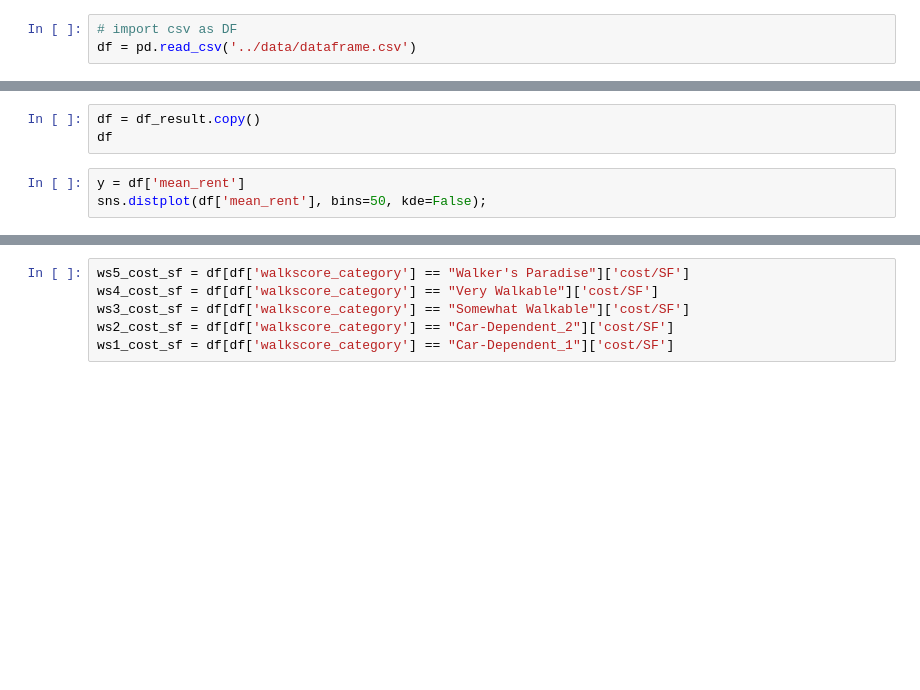
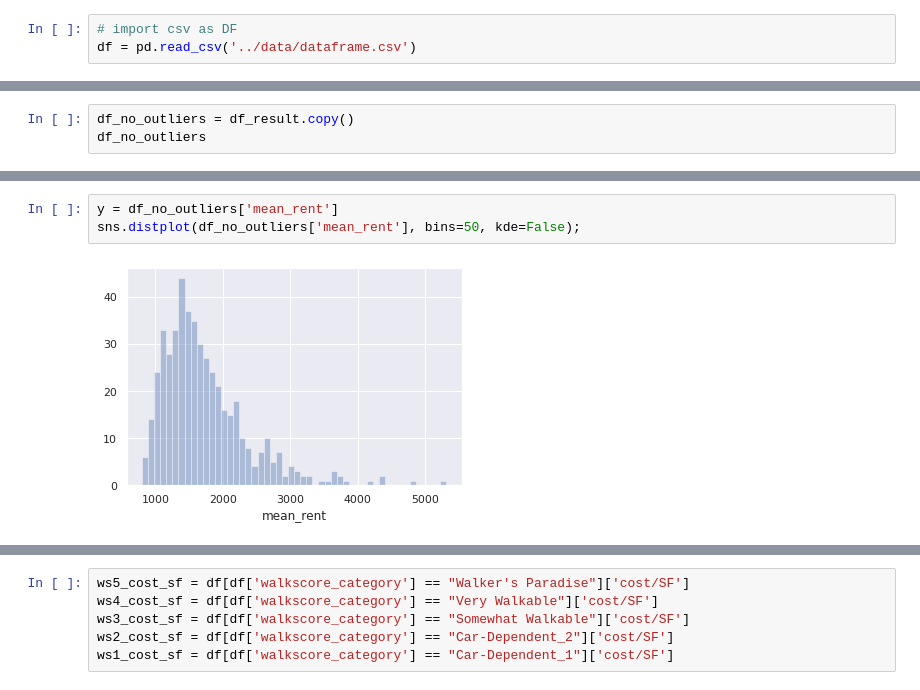
Before and after one commit to sn-ekstrand/walkability-and-cost, a Jupyter notebook: notebooks/eda.ipynb, the cells around one changed output, grey strips where cells are left out. Cells and saved outputs as stored; diff of their text form; blank space fills up the shorter version.

Commit message:
fixed a bug while dropping outliers

```diff
--- a/notebooks/eda.ipynb
+++ b/notebooks/eda.ipynb
@@ -70,2 +122,5 @@ df_result
 
 # dropped 7 outliers
+# %%
+df_no_outliers = df_result.copy()
+df_no_outliers
@@ -75,8 +153,7 @@ df_outliers
-# %%
-df = df_result.copy()
-df
 # %%
-y = df['mean_rent']
-sns.distplot(df['mean_rent'], bins=50, kde=False);
+y = df_no_outliers['mean_rent']
+sns.distplot(df_no_outliers['mean_rent'], bins=50, kde=False);
+# %% [output]
+[figure, added]
 # %%
 # scatter plot showing no correlation betwee rent and walkscore
```
Also changed, not shown: parts of 21 cells of this notebook.
